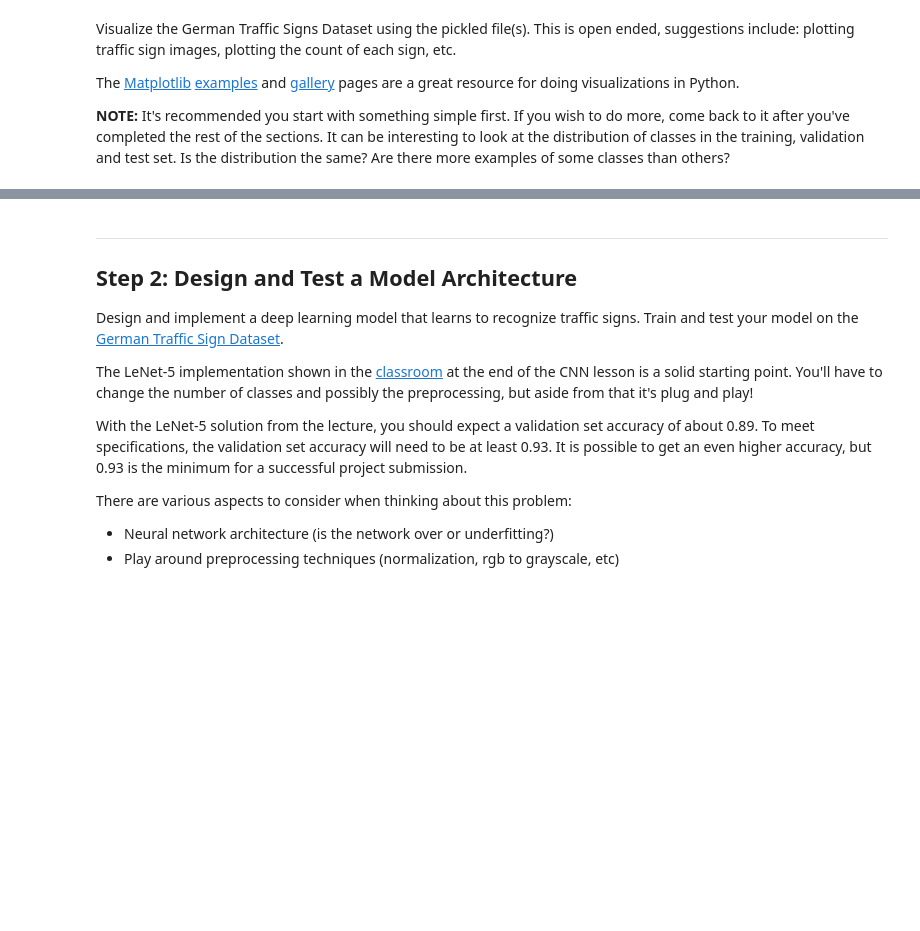
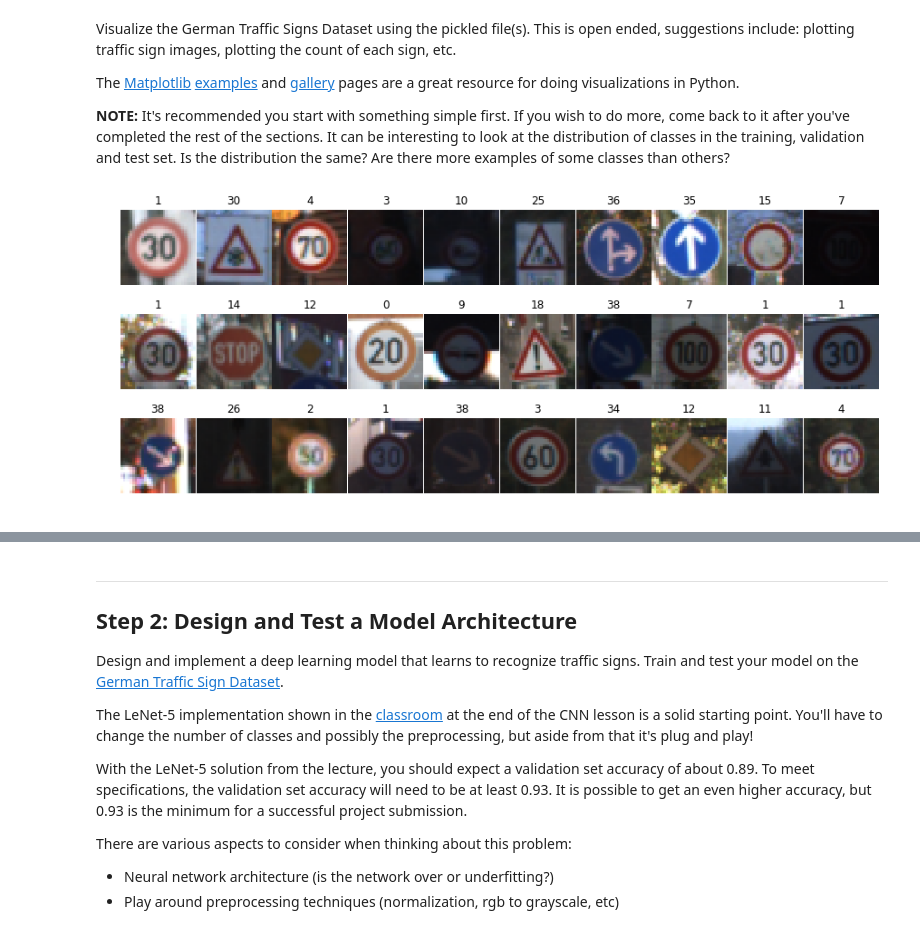
Before and after one commit to foxliu/CarND-Traffic-Sign-Classifier-Project, a Jupyter notebook: Traffic_Sign_Classifier.ipynb, the cells around one changed output, grey strips where cells are left out. Cells and saved outputs as stored; diff of their text form; code cells hidden in the pictures; blank space fills up the shorter version.

```diff
--- a/Traffic_Sign_Classifier.ipynb
+++ b/Traffic_Sign_Classifier.ipynb
@@ -96,13 +96,18 @@ The [Matplotlib](http://matplotlib.org/) [examples](http://matplotlib.org/exampl
 # %%
 ### Data exploration visualization code goes here.
 ### Feel free to use as many code cells as needed.
 import matplotlib.pyplot as plt
 # Visualizations will be shown in the notebook.
 %matplotlib inline
+import random
 
-import numpy as np
-import tensorflow as tf
-import pandas as pd
-import cv2
-from sklearn.preprocessing import LabelBinarizer
-from sklearn.utils import shuffle
+fig, axes = plt.subplots(3, 10, figsize=(15, 6))
+fig.subplots_adjust(hspace=0.2, wspace=0.01)
+axes = axes.ravel()
+for i in range(30):
+    index = random.randint(0, len(X_train))
+    axes[i].axis('off')
+    axes[i].imshow(X_train[index])
+    axes[i].set_title(y_train[index])
+# %% [output]
+[figure, added]
```
Also changed, not shown: parts of 26 cells of this notebook, 4 other files.
